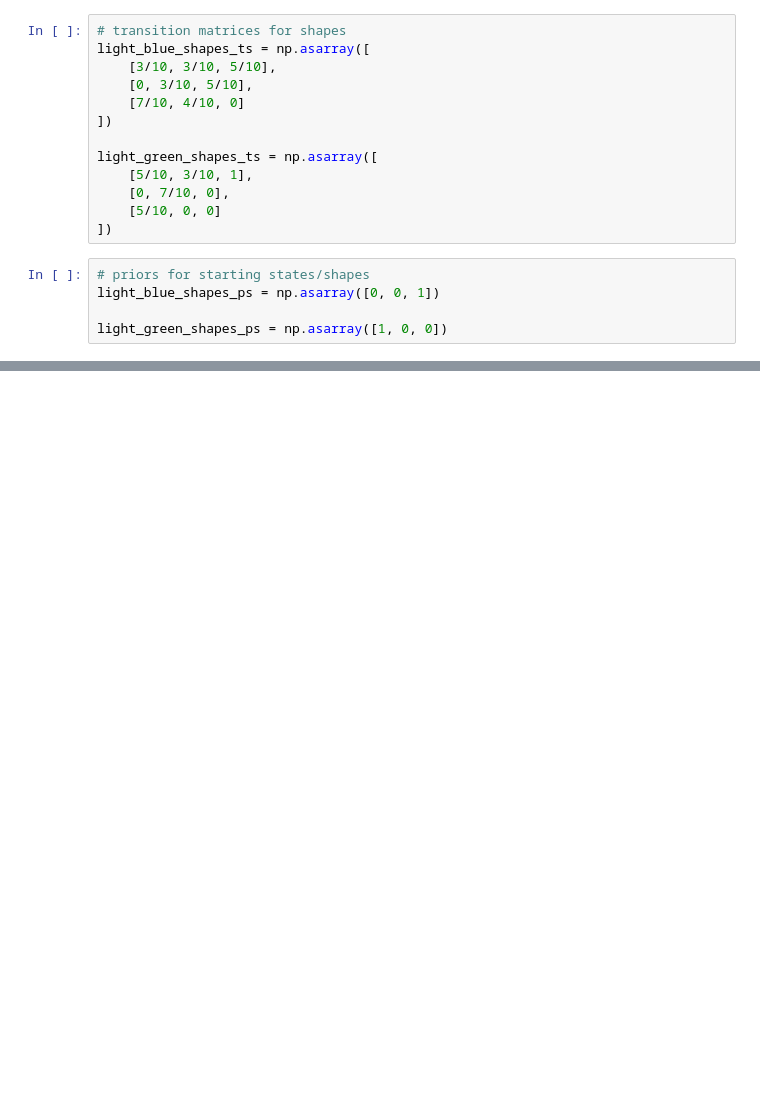
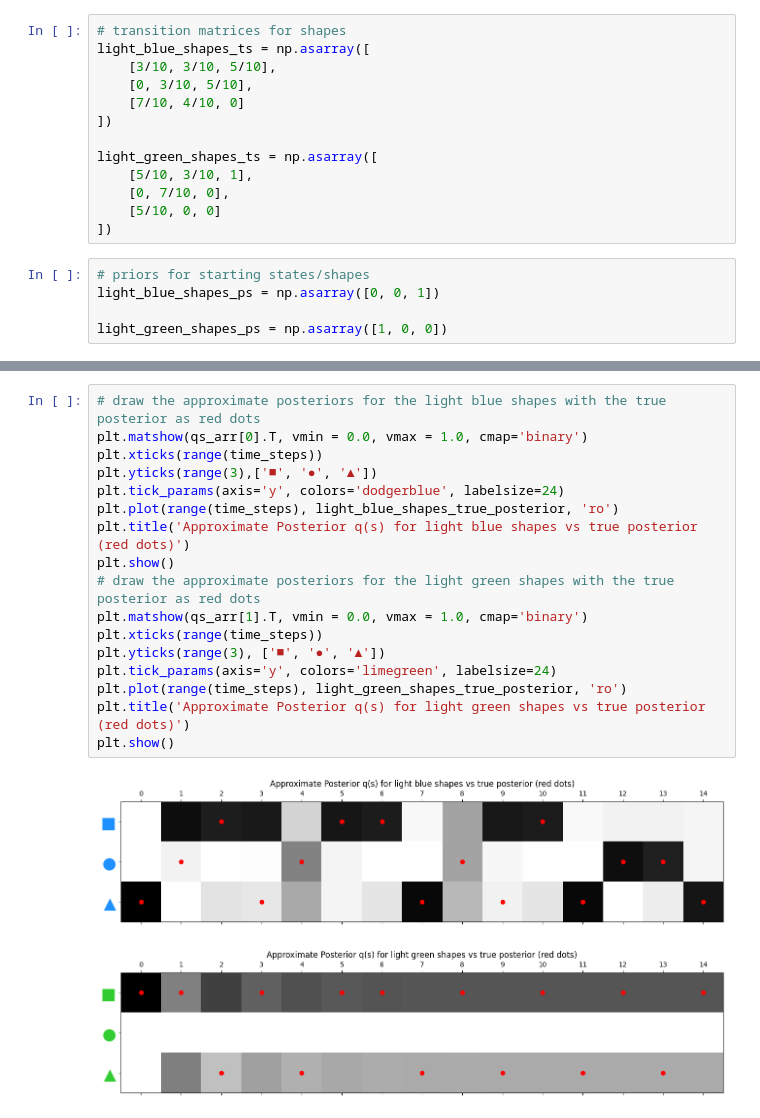
Before and after one commit to AlxSp/Active-Inference, a Jupyter notebook: shape_patterns.ipynb, the cells around one changed output, grey strips where cells are left out. Drawn from its saved outputs; the diff is of its cells as text; blank space fills up the shorter version.

```diff
--- a/shape_patterns.ipynb
+++ b/shape_patterns.ipynb
@@ -67,0 +206,20 @@ for i, idx in enumerate(out_indices):
+# %%
+# draw the approximate posteriors for the light blue shapes with the true posterior as red dots
+plt.matshow(qs_arr[0].T, vmin = 0.0, vmax = 1.0, cmap='binary')
+plt.xticks(range(time_steps))
+plt.yticks(range(3),['■', '●', '▲'])
+plt.tick_params(axis='y', colors='dodgerblue', labelsize=24)
+plt.plot(range(time_steps), light_blue_shapes_true_posterior, 'ro')
+plt.title('Approximate Posterior q(s) for light blue shapes vs true posterior (red dots)')
+plt.show()
+# draw the approximate posteriors for the light green shapes with the true posterior as red dots
+plt.matshow(qs_arr[1].T, vmin = 0.0, vmax = 1.0, cmap='binary')
+plt.xticks(range(time_steps))
+plt.yticks(range(3), ['■', '●', '▲'])
+plt.tick_params(axis='y', colors='limegreen', labelsize=24)
+plt.plot(range(time_steps), light_green_shapes_true_posterior, 'ro')
+plt.title('Approximate Posterior q(s) for light green shapes vs true posterior (red dots)')
+plt.show()
+# %% [output]
+[figure, added]
+[figure, added]
```
Also changed, not shown: parts of 30 cells of this notebook.
